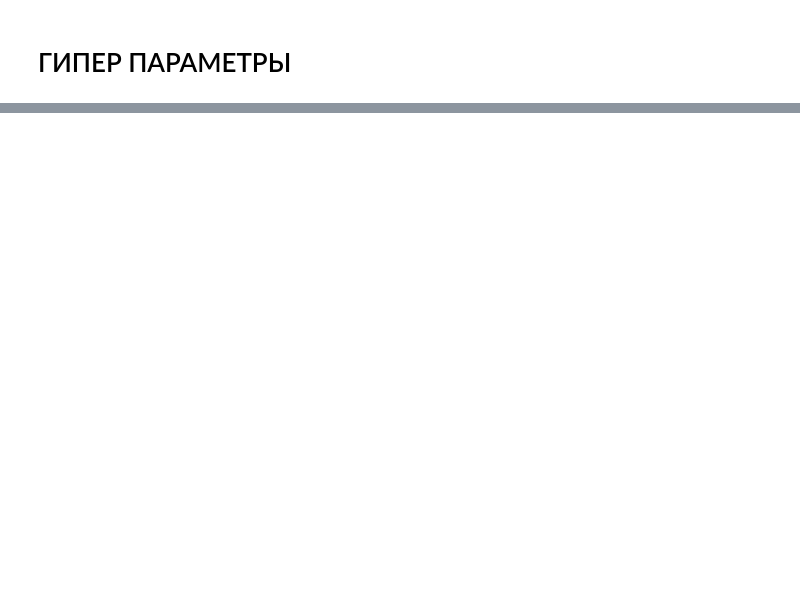
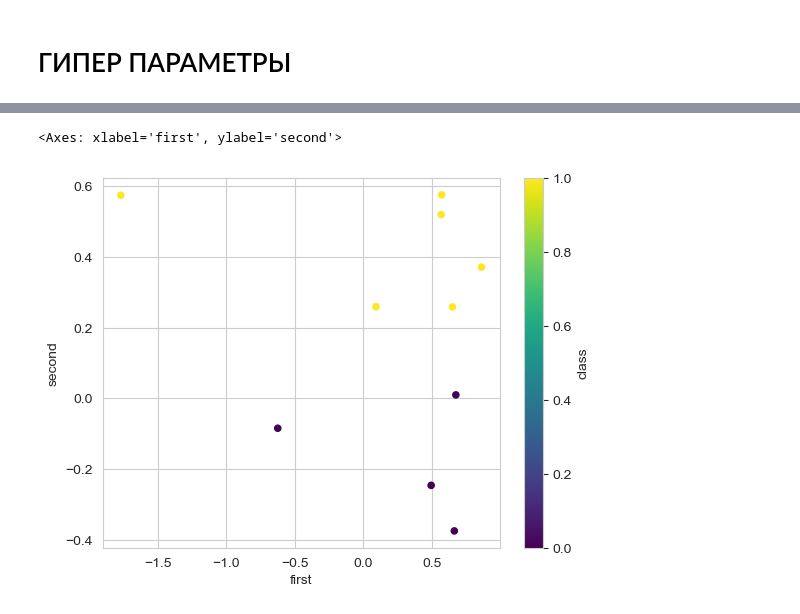
Before and after one commit to ruslooob/expert-systems, a Jupyter notebook: notebooks/1_lab.ipynb, the cells around one changed output, grey strips where cells are left out. Drawn from its saved outputs; the diff is of its cells as text; code cells hidden in the pictures; blank space fills up the shorter version.

```diff
--- a/notebooks/1_lab.ipynb
+++ b/notebooks/1_lab.ipynb
@@ -239,0 +244,7 @@ area under curve: 0.92
+# %%
+test_df = pd.DataFrame(x_test, columns=['first', 'second'])
+test_df['class'] = y_test
+test_df.plot.scatter(x='first', y='second', c='class', colormap='viridis')
+# %% [output]
+<Axes: xlabel='first', ylabel='second'>
+[figure, added]
```
Also changed, not shown: parts of 15 cells of this notebook, 4 other files.
